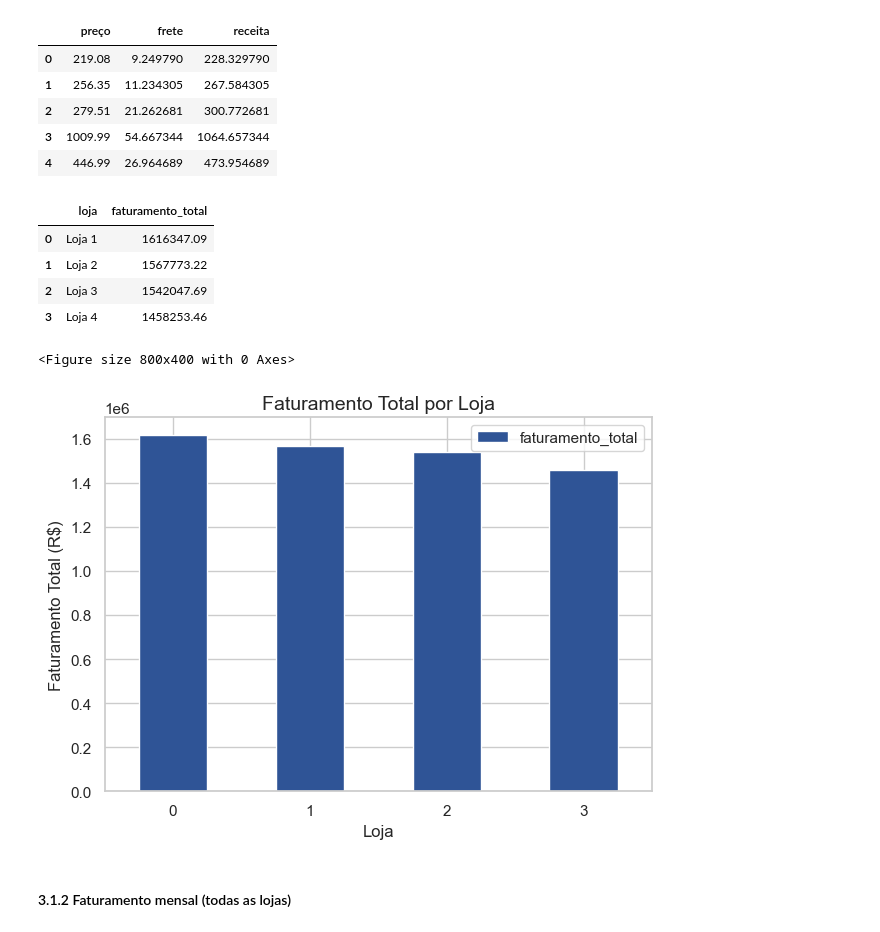
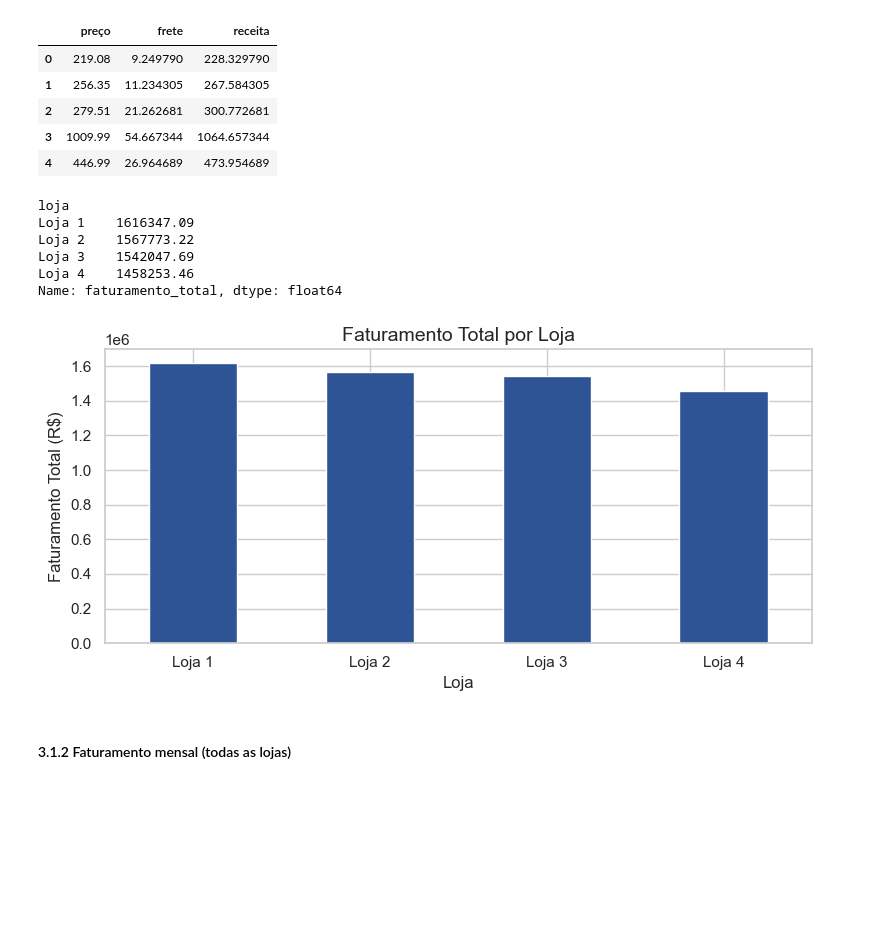
Before and after one commit to Wilson-Maciel/Store_ciencia_de_dados, a Jupyter notebook: notebooks/AluraStoreBrasil.ipynb, the cells around one changed output. Saved outputs shown, nothing was run; the diff lists cells and outputs as text; code cells hidden in the pictures; blank space fills up the shorter version.

```diff
--- a/notebooks/AluraStoreBrasil.ipynb
+++ b/notebooks/AluraStoreBrasil.ipynb
@@ -243,39 +243,46 @@ dados[["preço", "frete", "receita"]].head()
 | 3 | 1009.99 | 54.667344 | 1064.657344 |
 | 4 | 446.99 | 26.964689 | 473.954689 |
 # %%
-# Calcula faturamento total por loja
+# Calcula faturamento total por loja (Resultado é uma SERIES)
 faturamento_loja = (
     dados
-    .groupby("loja", as_index=False)["receita"]
+    .groupby("loja")["receita"]
     .sum()
-    .rename(columns={"receita": "faturamento_total"})
+    .rename("faturamento_total") # Renomeia a Series diretamente
+    .sort_values(ascending=False)
 )
 
 # Arredonda APENAS o resultado (não mexe em 'dados')
-faturamento_loja["faturamento_total"] = faturamento_loja["faturamento_total"].round(2)
+faturamento_loja = faturamento_loja.round(2)
 
-faturamento_loja
+faturamento_loja.head()
 # %% [output]
-|  | loja | faturamento_total |
-| 0 | Loja 1 | 1616347.09 |
-| 1 | Loja 2 | 1567773.22 |
-| 2 | Loja 3 | 1542047.69 |
-| 3 | Loja 4 | 1458253.46 |
+loja
+Loja 1    1616347.09
+Loja 2    1567773.22
+Loja 3    1542047.69
+Loja 4    1458253.46
+Name: faturamento_total, dtype: float64
 # %%
-#Gráfico do faturamento total por loja
+# Gráfico de Faturamento Total por Loja
 plt.figure(figsize=(8, 4))
-faturamento_loja.plot(kind="bar", color="#2F5496")
+
+# Plotamos a SERIES diretamente
+faturamento_loja.plot(
+    kind="bar",
+    color="#2F5496"
+)
+
 plt.title("Faturamento Total por Loja", fontsize=14)
-plt.xlabel("Loja")
+plt.xlabel("Loja") # O índice da Series será usado aqui
 plt.ylabel("Faturamento Total (R$)")
 plt.xticks(rotation=0)
 plt.tight_layout()
-# SALVAR A IMAGEM
+
 plt.savefig("../images/faturamento_total_loja.png", dpi=300)
 plt.show()
 # %% [output]
-<Figure size 800x400 with 0 Axes>
-[figure, old version]
+[figure, new version]
 # %% [markdown]
 #### 3.1.2 Faturamento mensal (todas as lojas)
 # %%
```
Also changed, not shown: parts of 11 cells of this notebook, 15 other files.
